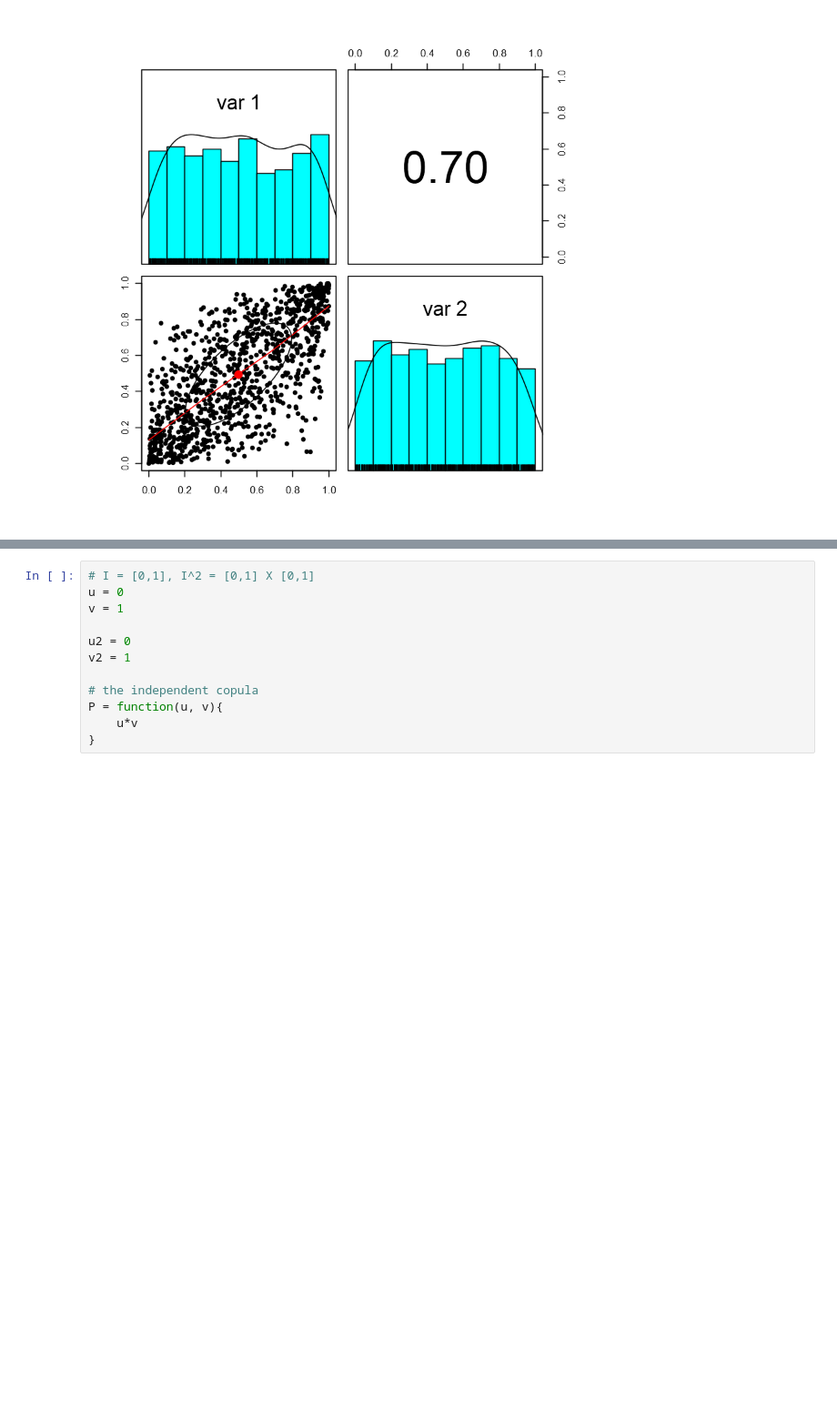
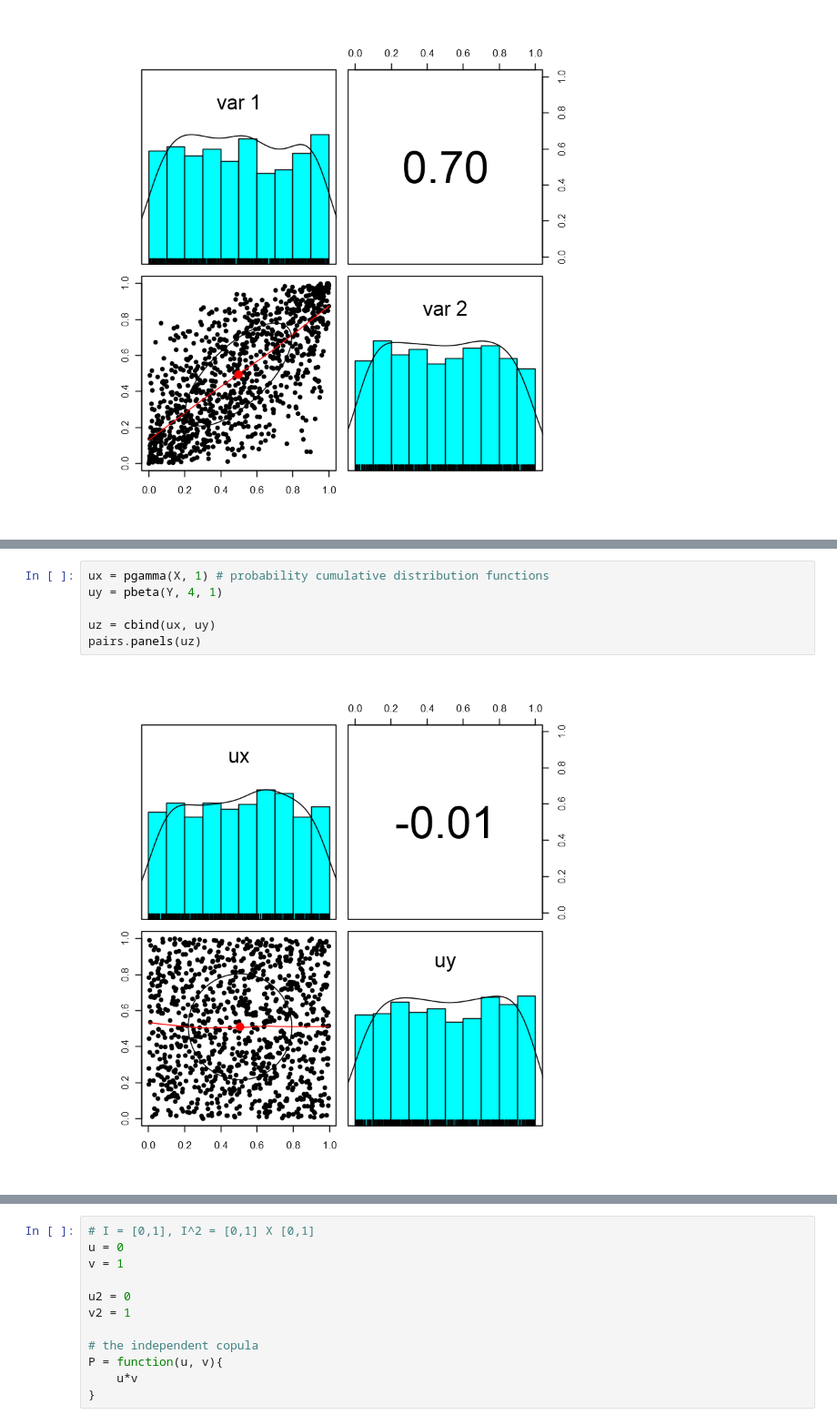
Before and after one commit to WSU-Data-Science/report-on-assigned-topic-1-shairaviaje, a Jupyter notebook: Report_Copulas.ipynb, the cells around one changed output, grey strips where cells are left out. Shown at 91% size. Drawn from its saved outputs; the diff is of its cells as text; blank space fills up the shorter version.

```diff
--- a/Report_Copulas.ipynb
+++ b/Report_Copulas.ipynb
@@ -65,0 +86,8 @@ These can be extended to multiple dimensions, and used for multivariate distribu
+# %%
+ux = pgamma(X, 1) # probability cumulative distribution functions
+uy = pbeta(Y, 4, 1)
+
+uz = cbind(ux, uy)
+pairs.panels(uz)
+# %% [output]
+[figure, added]
```
Also changed, not shown: parts of 56 cells of this notebook.
